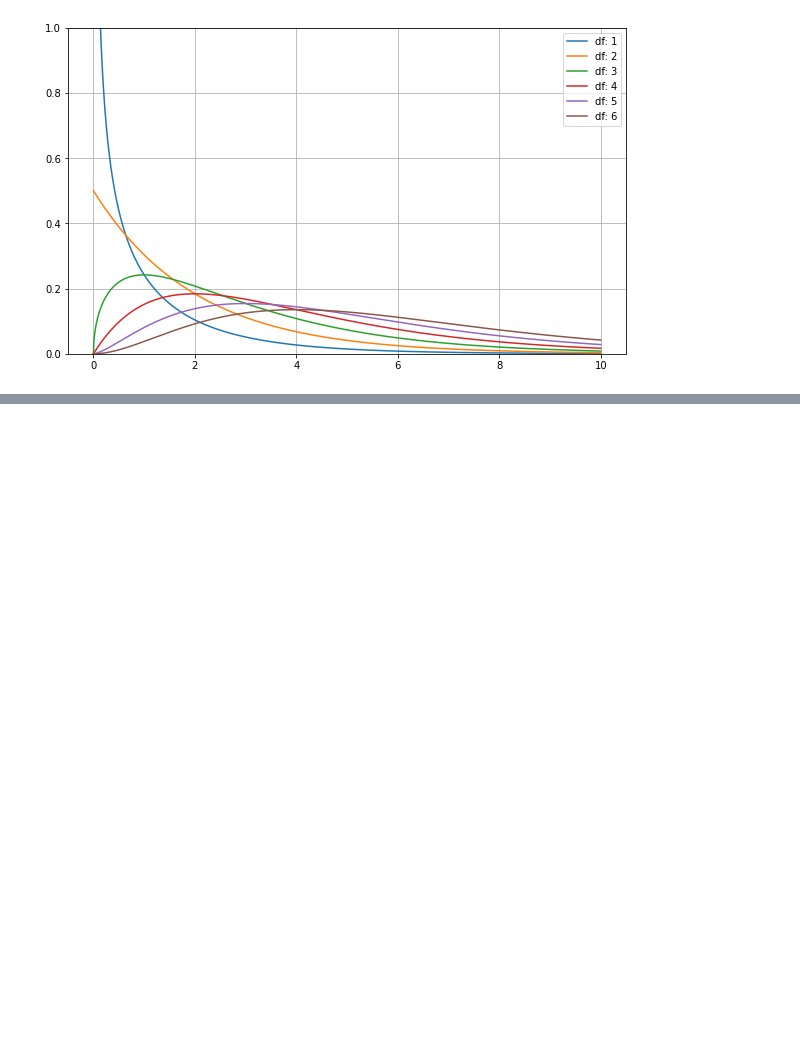
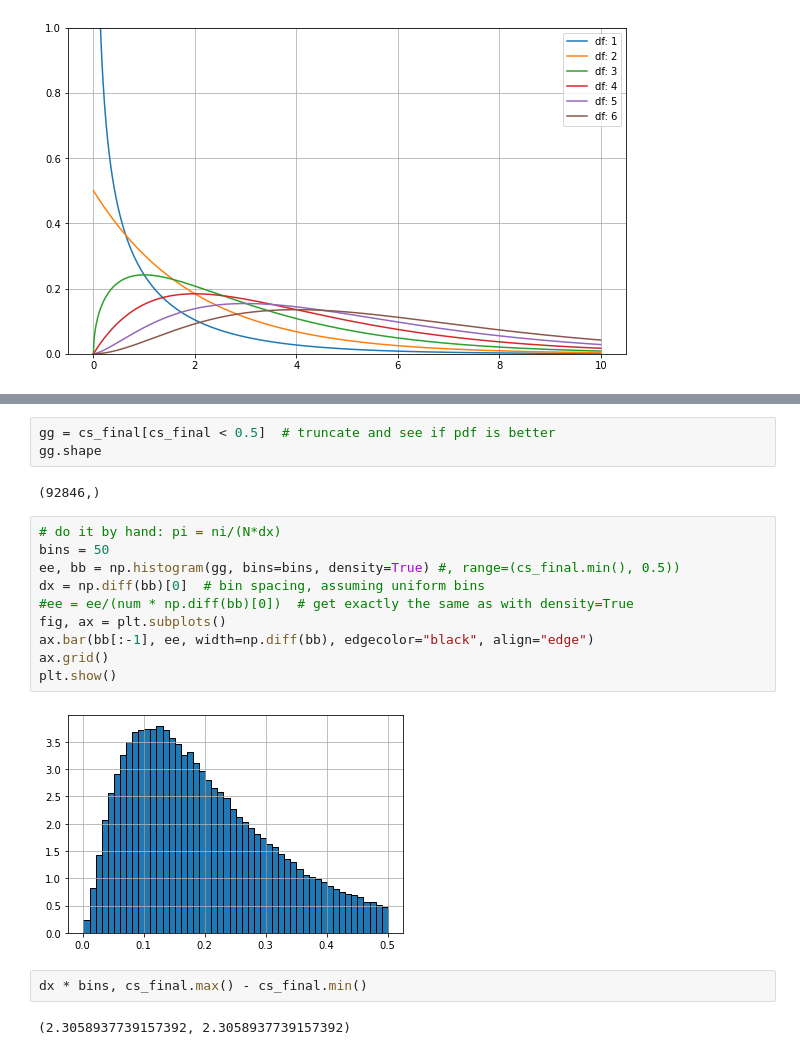
Before and after one commit to wesmith/Bioinformatics-with-Python-Cookbook-third-edition, a Jupyter notebook: WS_notebooks/chi_square.ipynb, the cells around one changed output, grey strips where cells are left out. Drawn from its saved outputs; the diff is of its cells as text; blank space fills up the shorter version.

```diff
--- a/WS_notebooks/chi_square.ipynb
+++ b/WS_notebooks/chi_square.ipynb
@@ -47,0 +178,21 @@ plt.show()
+# %%
+gg = cs_final[cs_final < 0.5]  # truncate and see if pdf is better
+gg.shape
+# %% [output]
+(92846,)
+# %%
+# do it by hand: pi = ni/(N*dx)
+bins = 50
+ee, bb = np.histogram(gg, bins=bins, density=True) #, range=(cs_final.min(), 0.5))
+dx = np.diff(bb)[0]  # bin spacing, assuming uniform bins
+#ee = ee/(num * np.diff(bb)[0])  # get exactly the same as with density=True
+fig, ax = plt.subplots()
+ax.bar(bb[:-1], ee, width=np.diff(bb), edgecolor="black", align="edge")
+ax.grid()
+plt.show()
+# %% [output]
+[figure, added]
+# %%
+dx * bins, cs_final.max() - cs_final.min()
+# %% [output]
+(2.3058937739157392, 2.3058937739157392)
```
Also changed, not shown: parts of 20 cells of this notebook.
